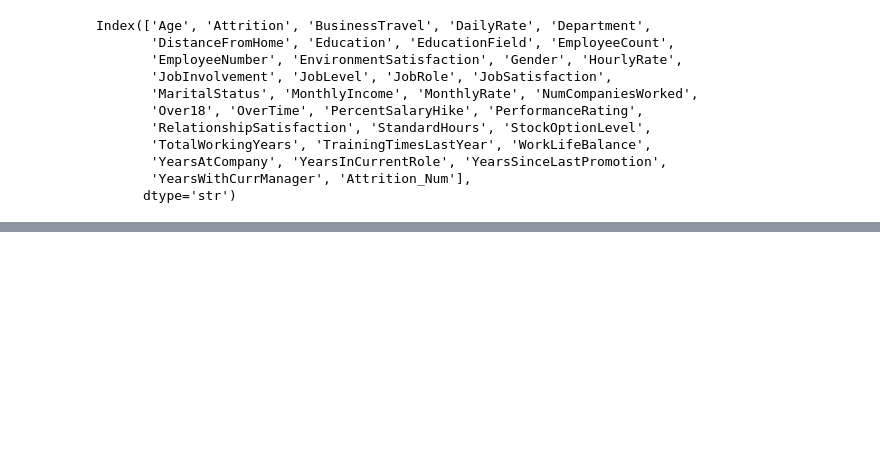
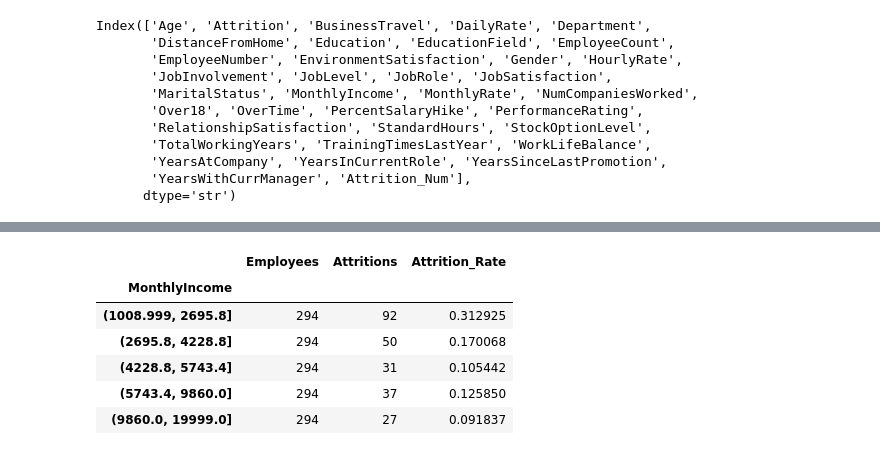
Before and after one commit to danielphilip12/HR_Analytics, a Jupyter notebook: notebooks/hr_attrition_eda.ipynb, the cells around one changed output, grey strips where cells are left out. Cells and saved outputs as stored; diff of their text form; code cells hidden in the pictures; blank space fills up the shorter version.

```diff
--- a/notebooks/hr_attrition_eda.ipynb
+++ b/notebooks/hr_attrition_eda.ipynb
@@ -213,0 +178,2 @@ for col in categorical_columns:
+# %%
+income_qcut = pd.qcut(df['MonthlyIncome'], q=5)
@@ -213,0 +190,15 @@ for col in categorical_columns:
+# %%
+df.groupby(income_qcut, observed=True)\
+    .agg(
+        Employees=("Attrition", "size"),
+        Attritions=('Attrition_Num', "sum"),
+        Attrition_Rate=("Attrition_Num", "mean")
+    )
+# %% [output]
+|  | Employees | Attritions | Attrition_Rate |
+| MonthlyIncome |  |  |  |
+| (1008.999, 2695.8] | 294 | 92 | 0.312925 |
+| (2695.8, 4228.8] | 294 | 50 | 0.170068 |
+| (4228.8, 5743.4] | 294 | 31 | 0.105442 |
+| (5743.4, 9860.0] | 294 | 37 | 0.125850 |
+| (9860.0, 19999.0] | 294 | 27 | 0.091837 |
```
Also changed, not shown: parts of 14 cells of this notebook.
